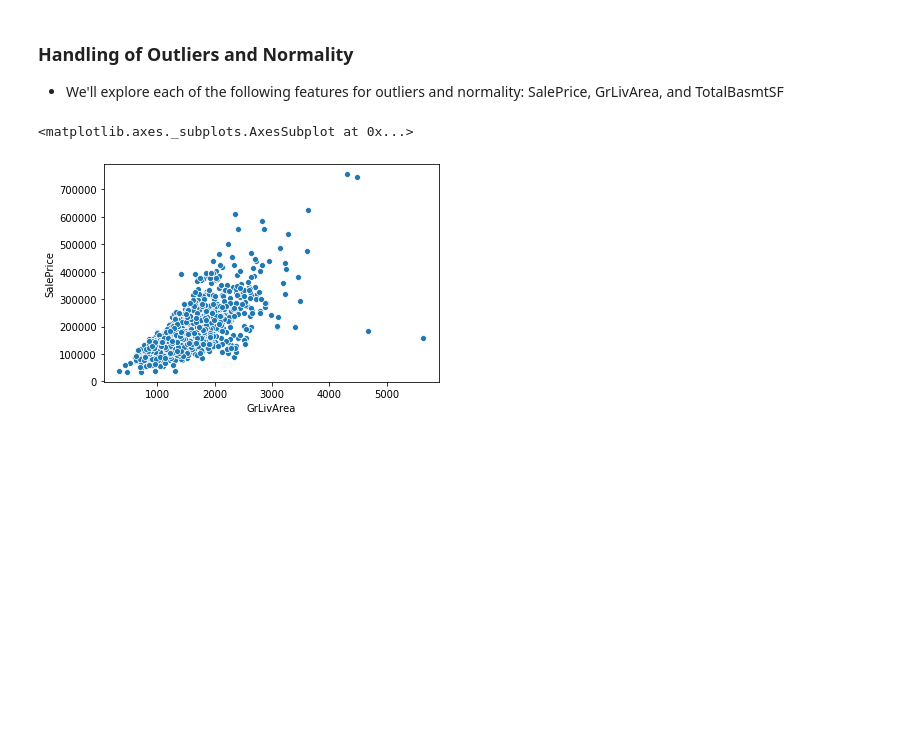
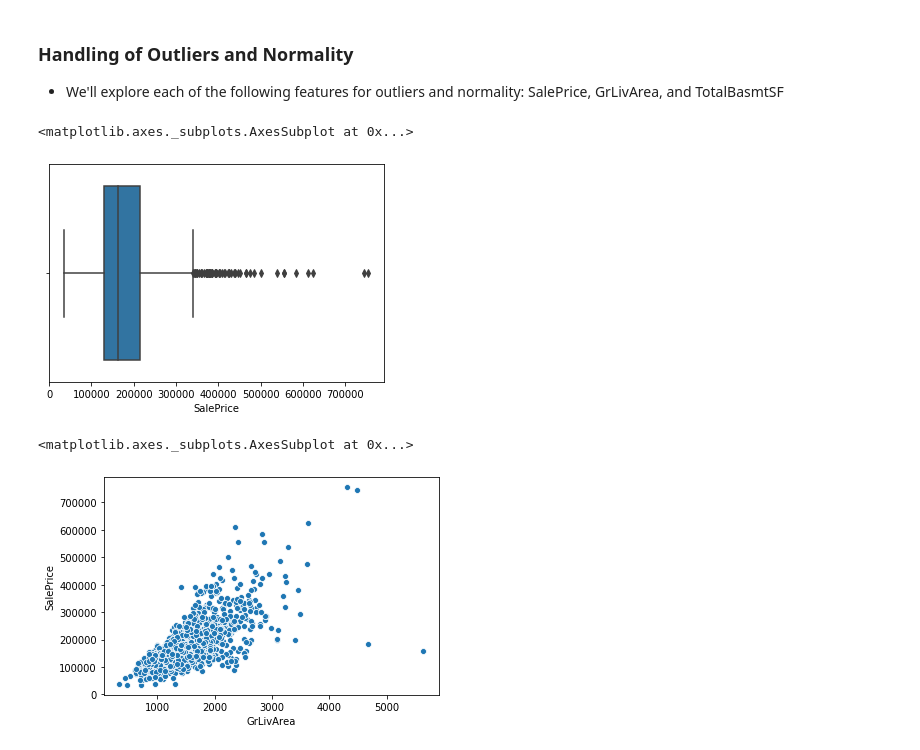
Before and after one commit to kristinteves/ML_HousePrice, a Jupyter notebook: Van/AmesHousing_DataProcessing.ipynb, the cells around one changed output. Cells and saved outputs as stored; diff of their text form; code cells hidden in the pictures; blank space fills up the shorter version.

```diff
--- a/Van/AmesHousing_DataProcessing.ipynb
+++ b/Van/AmesHousing_DataProcessing.ipynb
@@ -173,6 +198,11 @@ msno.bar(train, labels=True)
 # %% [markdown]
 ### Handling of Outliers and Normality
 - We'll explore each of the following features for outliers and normality: SalePrice, GrLivArea, and TotalBasmtSF
+# %%
+sns.boxplot(train['SalePrice'])
+# %% [output]
+<matplotlib.axes._subplots.AxesSubplot at 0x...>
+[figure, added]
 # %%
 sns.scatterplot(train['GrLivArea'], train['SalePrice'])
 # The two points with highest GrLivArea are not aligned with the general plot
```
Also changed, not shown: parts of 22 cells of this notebook, 2 other files.
